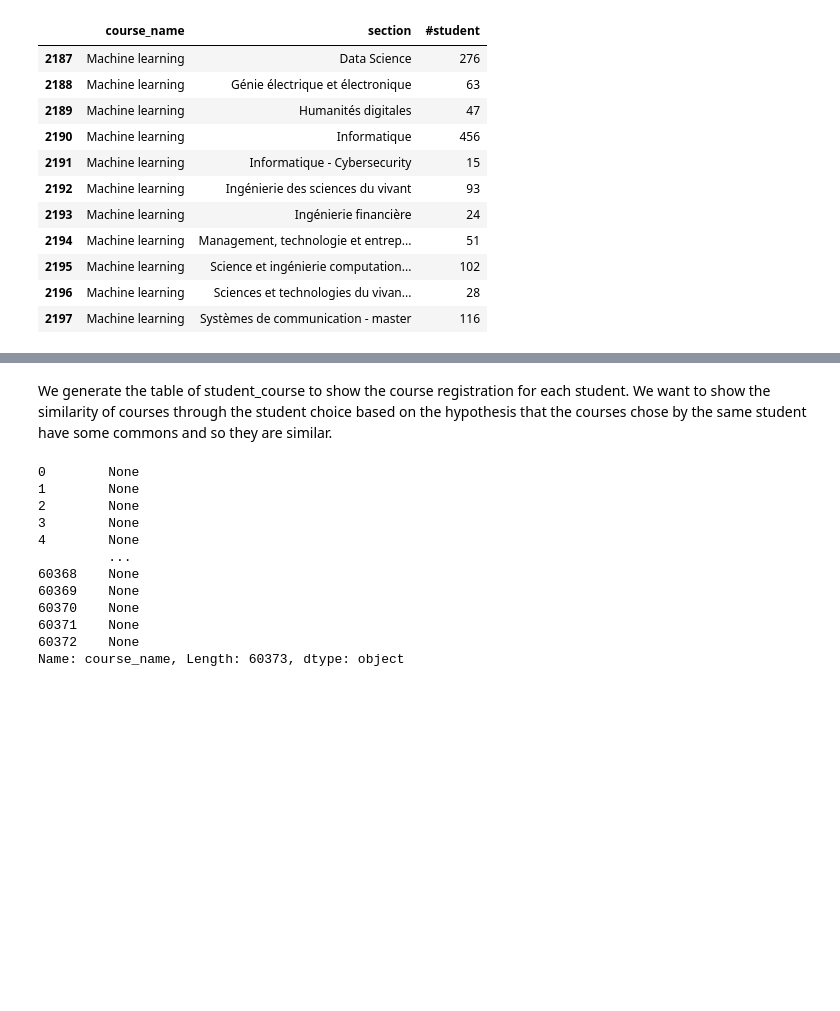
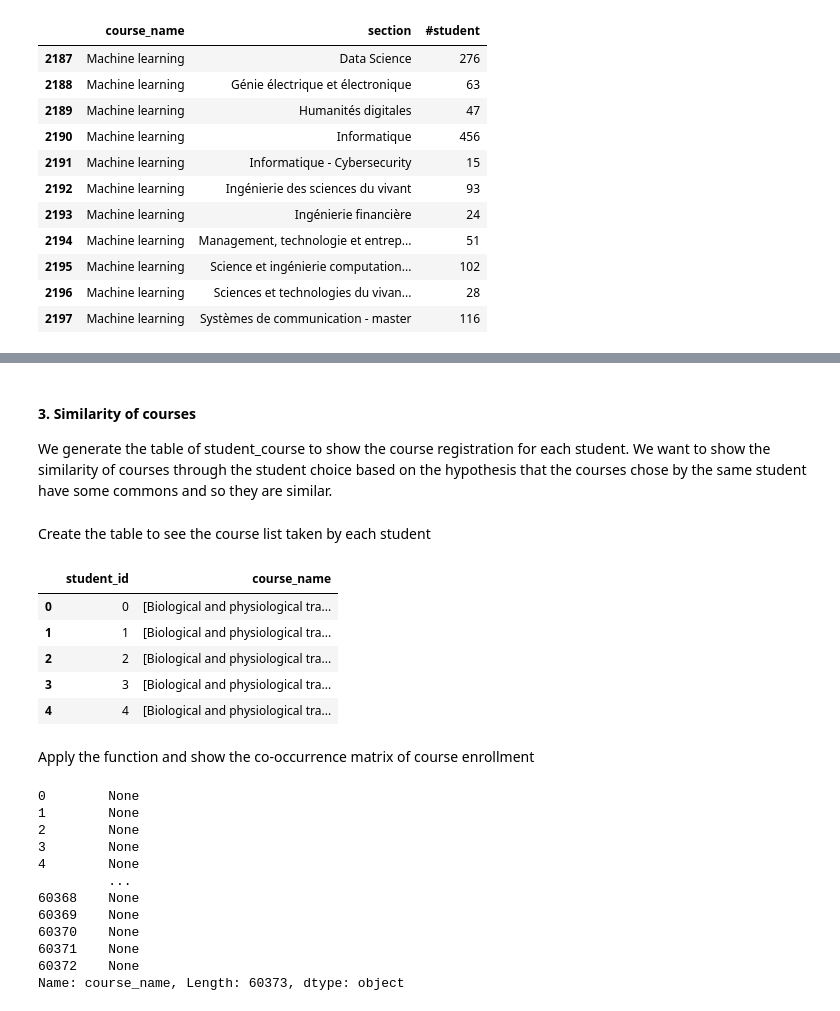
Before and after one commit to com-480-data-visualization/com-480-project-xiaozu, a Jupyter notebook: src/data-analysis/Pre-analysis.ipynb, the cells around one changed output, grey strips where cells are left out. Cells and saved outputs as stored; diff of their text form; code cells hidden in the pictures; blank space fills up the shorter version.

```diff
--- a/src/data-analysis/Pre-analysis.ipynb
+++ b/src/data-analysis/Pre-analysis.ipynb
@@ -171,11 +191,24 @@ fig.show()
 [interactive output not drawn]
 [interactive output not drawn]
 # %% [markdown]
+#### 3. Similarity of courses
 We generate the table of student_course to show the course registration for each student.
 We want to show the similarity of courses through the student choice based on the hypothesis that the courses chose by the same student have some commons and so they are similar.
+# %% [markdown]
+
+Create the table to see the course list taken by each student
 # %%
 student_course = df_student_enrollment[['student_id', 'course_name']].drop_duplicates()
 student_course = student_course.groupby('student_id')['course_name'].apply(list).reset_index()
+# %%
+student_course.head()
+# %% [output]
+|  | student_id | course_name |
+| 0 | 0 | [Biological and physiological tra... |
+| 1 | 1 | [Biological and physiological tra... |
+| 2 | 2 | [Biological and physiological tra... |
+| 3 | 3 | [Biological and physiological tra... |
+| 4 | 4 | [Biological and physiological tra... |
 # %%
 course_all = df_student_enrollment['course_name'].unique().tolist()
 # %%
@@ -192,3 +234,5 @@ def add_relation(a):
+# %% [markdown]
+Apply the function and show the co-occurrence matrix of course enrollment
 # %%
 student_course['course_name'].apply(add_relation)
 # %% [output]
```
Also changed, not shown: parts of 17 cells of this notebook.
